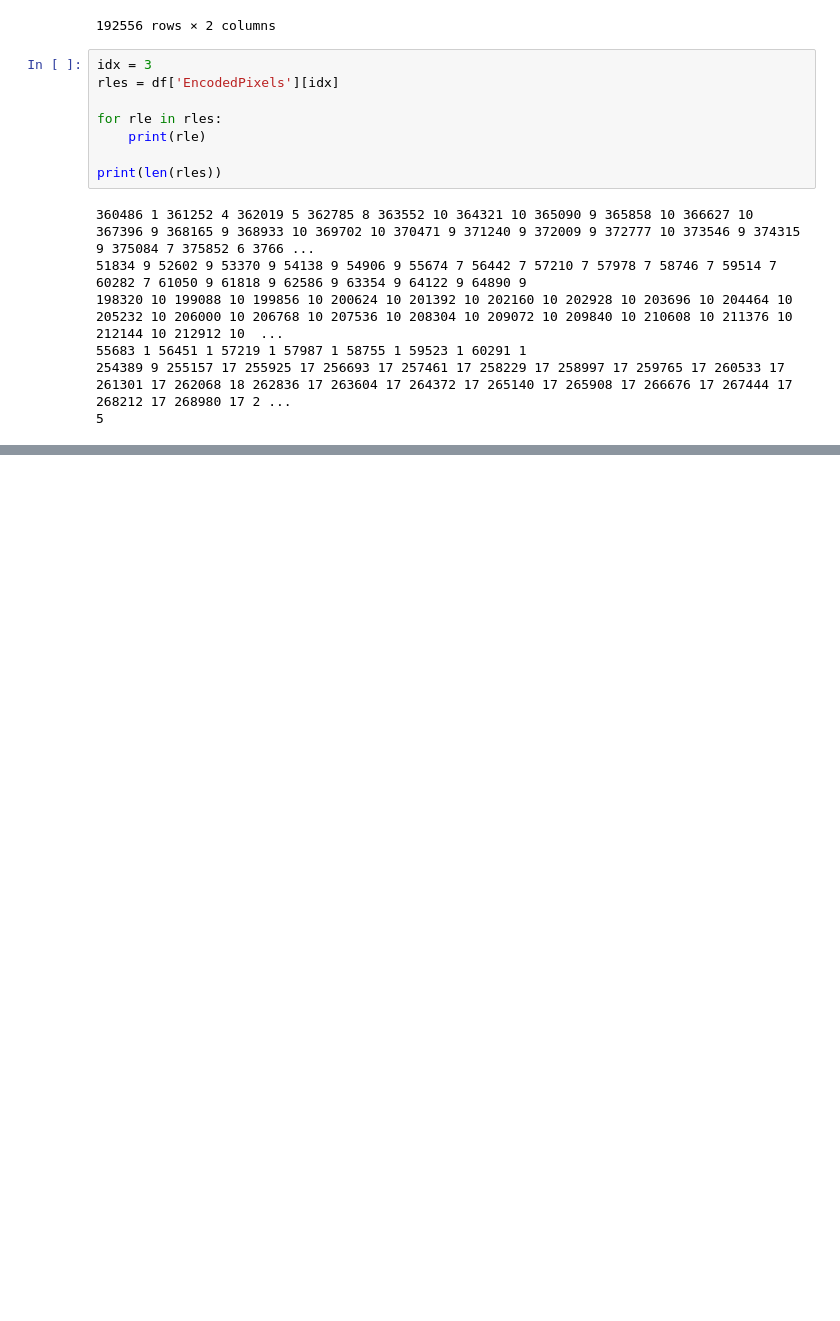
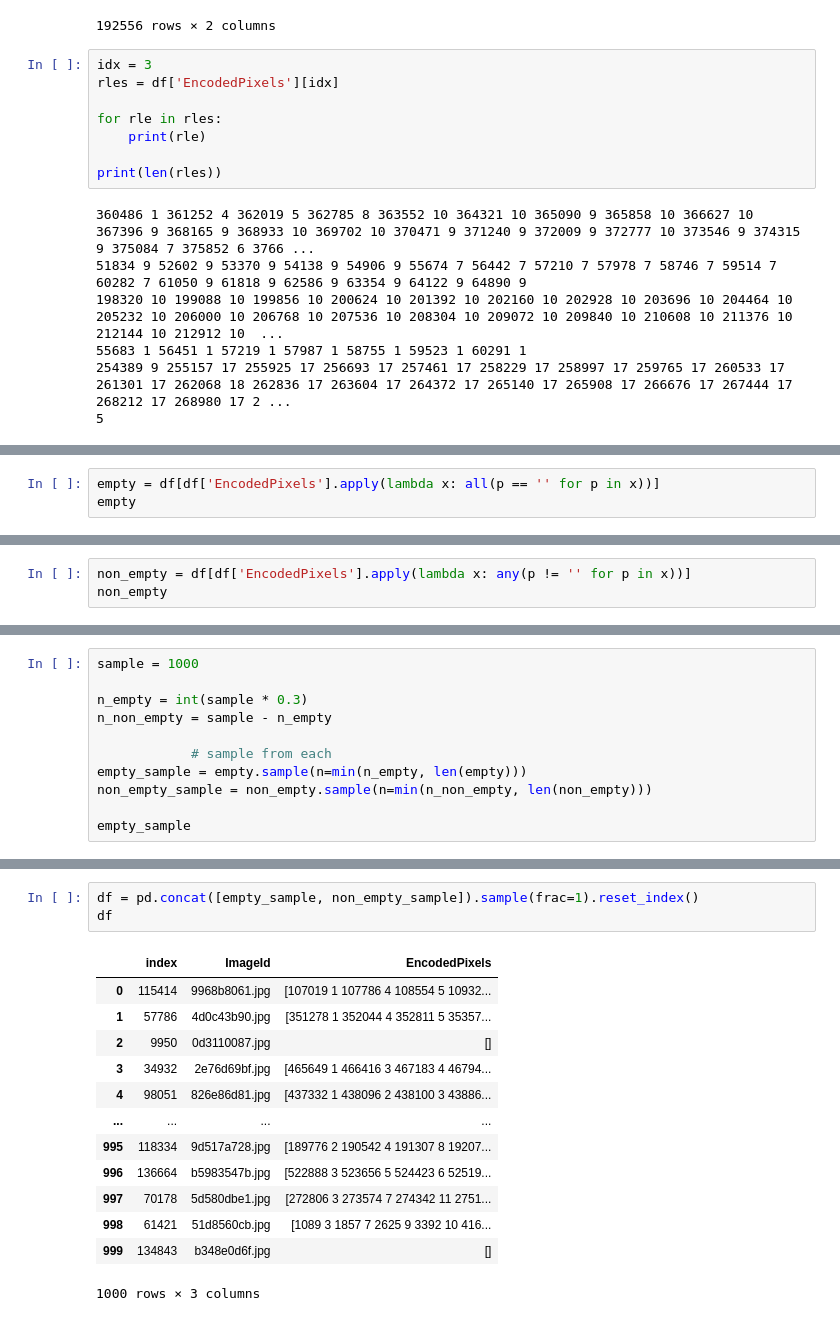
Before and after one commit to romanilchyshyn/airbus-ship-detection-v2, a Jupyter notebook: notebooks/investigate.ipynb, the cells around one changed output, grey strips where cells are left out. Cells and saved outputs as stored; diff of their text form; blank space fills up the shorter version.

```diff
--- a/notebooks/investigate.ipynb
+++ b/notebooks/investigate.ipynb
@@ -97,0 +91,3 @@ df.sample(5)
+# %%
+empty = df[df['EncodedPixels'].apply(lambda x: all(p == '' for p in x))]
+empty
@@ -97,0 +108,3 @@ df.sample(5)
+# %%
+non_empty = df[df['EncodedPixels'].apply(lambda x: any(p != '' for p in x))]
+non_empty
@@ -97,0 +125,11 @@ df.sample(5)
+# %%
+sample = 1000
+
+n_empty = int(sample * 0.3)
+n_non_empty = sample - n_empty
+
+            # sample from each
+empty_sample = empty.sample(n=min(n_empty, len(empty)))
+non_empty_sample = non_empty.sample(n=min(n_non_empty, len(non_empty)))
+
+empty_sample
@@ -97,0 +166,17 @@ df.sample(5)
+# %%
+df = pd.concat([empty_sample, non_empty_sample]).sample(frac=1).reset_index()
+df
+# %% [output]
+|  | index | ImageId | EncodedPixels |
+| 0 | 115414 | 9968b8061.jpg | [107019 1 107786 4 108554 5 10932... |
+| 1 | 57786 | 4d0c43b90.jpg | [351278 1 352044 4 352811 5 35357... |
+| 2 | 9950 | 0d3110087.jpg | [] |
+| 3 | 34932 | 2e76d69bf.jpg | [465649 1 466416 3 467183 4 46794... |
+| 4 | 98051 | 826e86d81.jpg | [437332 1 438096 2 438100 3 43886... |
+| ... | ... | ... | ... |
+| 995 | 118334 | 9d517a728.jpg | [189776 2 190542 4 191307 8 19207... |
+| 996 | 136664 | b5983547b.jpg | [522888 3 523656 5 524423 6 52519... |
+| 997 | 70178 | 5d580dbe1.jpg | [272806 3 273574 7 274342 11 2751... |
+| 998 | 61421 | 51d8560cb.jpg | [1089 3 1857 7 2625 9 3392 10 416... |
+| 999 | 134843 | b348e0d6f.jpg | [] |
+1000 rows × 3 columns
```
Also changed, not shown: parts of 5 cells of this notebook, 3 other files.
